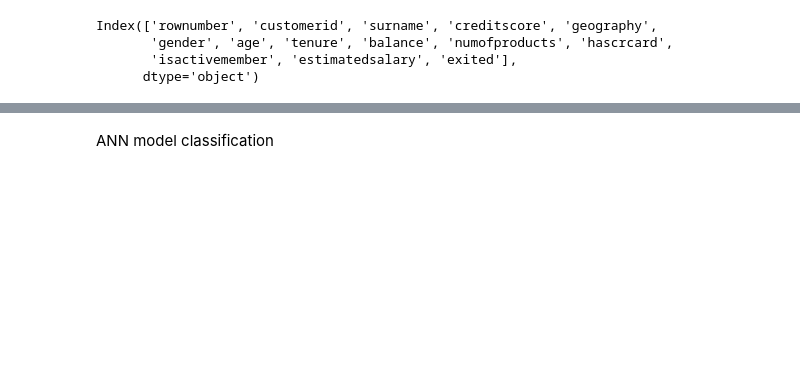
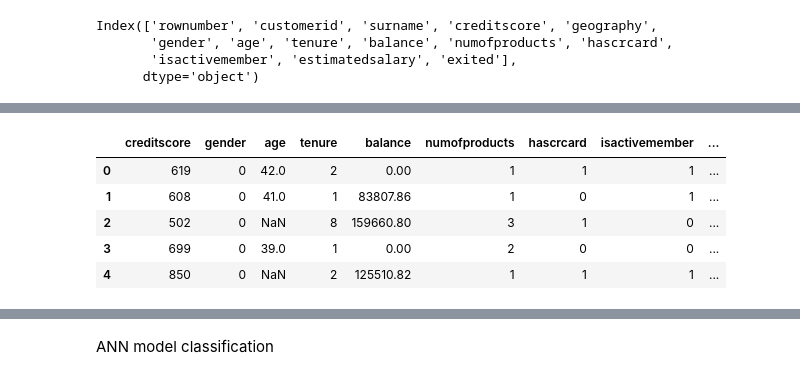
Before and after one commit to prashant-210110/programs, a Jupyter notebook: ANN/churn.ipynb, the cells around one changed output, grey strips where cells are left out. Cells and saved outputs as stored; diff of their text form; code cells hidden in the pictures; blank space fills up the shorter version.

```diff
--- a/ANN/churn.ipynb
+++ b/ANN/churn.ipynb
@@ -94,4 +102,6 @@ for i in cat_cols:
 # %%
-cat_cols
-df.head()
-df.dtypes
+from sklearn.preprocessing import OneHotEncoder
+df_geo = pd.DataFrame({ "geography": ["France", "Spain", "Germany"] })
+ohe=OneHotEncoder(sparse_output=False)
+geo_encoder=ohe.fit_transform(df[["geography"]])
+geo_encoder
@@ -97,0 +124,3 @@ df.dtypes
+# %%
+geo_df=pd.DataFrame(geo_encoder,columns=ohe.get_feature_names_out(['geography']))
+geo_df
@@ -98,2 +141,4 @@ df.dtypes
+# %%
+df.drop("geography",inplace=True,axis=1)
 # %%
 df.head()
@@ -100 +152,12 @@ df.head()
+# %%
+new_df=pd.concat([df,geo_df],axis=1)
+new_df.dtypes
+new_df.head()
+# %% [output]
+|  | creditscore | gender | age | tenure | balance | numofproducts | hascrcard | isactivemember | ... |
+| 0 | 619 | 0 | 42.0 | 2 | 0.00 | 1 | 1 | 1 | ... |
+| 1 | 608 | 0 | 41.0 | 1 | 83807.86 | 1 | 0 | 1 | ... |
+| 2 | 502 | 0 | NaN | 8 | 159660.80 | 3 | 1 | 0 | ... |
+| 3 | 699 | 0 | 39.0 | 1 | 0.00 | 2 | 0 | 0 | ... |
+| 4 | 850 | 0 | NaN | 2 | 125510.82 | 1 | 1 | 1 | ... |
 # %%
```
Also changed, not shown: parts of 46 cells of this notebook, 8 other files.
